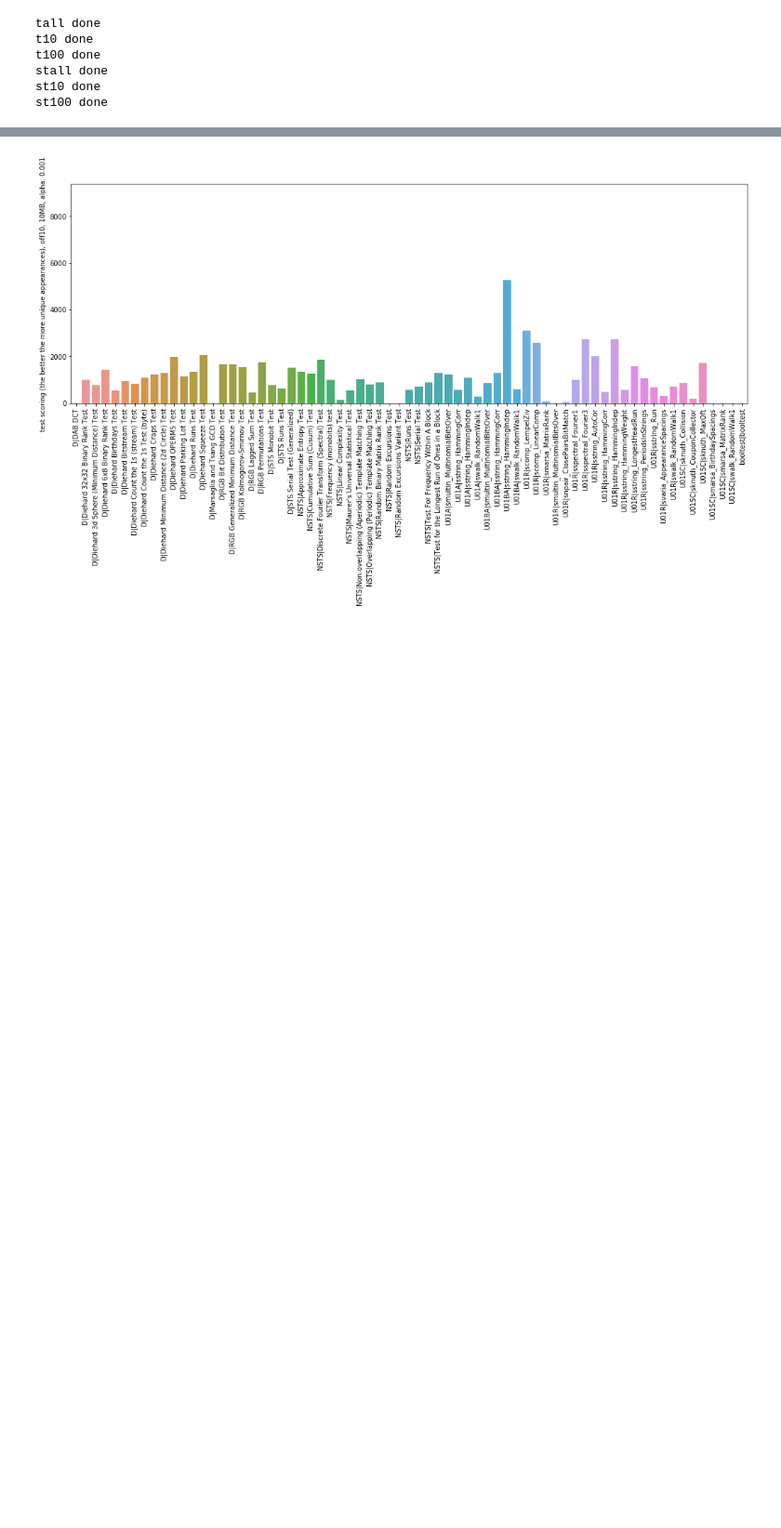
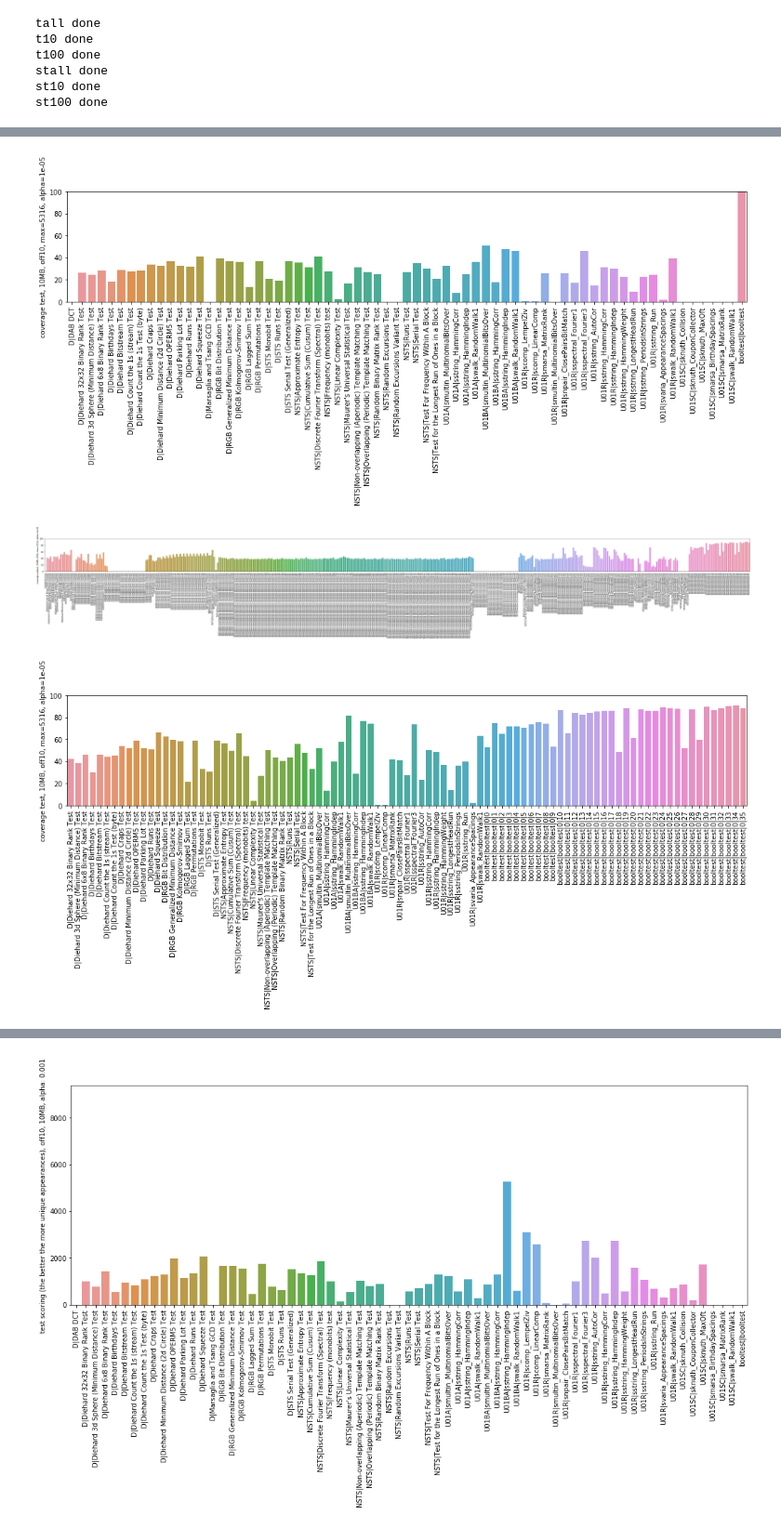
Before and after one commit to rozsa117/rtt-processor, a Jupyter notebook: proc2.ipynb, the cells around one changed output, grey strips where cells are left out. Shown at 93% size. Cells and saved outputs as stored; diff of their text form; code cells hidden in the pictures; blank space fills up the shorter version.

Commit message:
notebook - coverage graph

```diff
--- a/proc2.ipynb
+++ b/proc2.ipynb
@@ -353,13 +384,18 @@ subtests_srt.sort(key=lambda x: x[0])
 # %%
 # test + booltest subtest, hybrid access
 tests_boolhyb = collections.defaultdict(lambda: [None] * len(exps))
+tests_boolhyb_map = {}
 for tt in loader.tests.values():
     tt_id = tuple(reversed(tt.short_desc()))
+    if 'booltest' in tt_id[0].lower(): continue
+    tests_boolhyb_map[tt_id] = tt
     tests_boolhyb[tt_id][rev_exp[tt.battery.exp.name]] = tt.get_single_pval()
+
 for sti, st in enumerate(loader.sids.values()):
     st_id = tuple(reversed(st.short_desc()))
     if 'booltest' not in st_id[0].lower():
         continue
+    tests_boolhyb_map[st_id] = st
     tests_boolhyb[st_id][rev_exp[st.variant.test.battery.exp.name]] = st.stats[0].value if st.stats else None
 
 # Sort tests, so we have defined ordering
@@ -655,8 +724,8 @@ comp_coverage(filterTests(project_tests(subtests_srt, tf_10mib)), 1e-5)
 # %%
-def renderDetections(tests_srt, selection, alpha=1e-3, desc='', data_src=lambda x: x[1], ylim=None, fname=None, x_data=None, rwidth=1.0, should_sort=False, do_coverage=False):
+def renderDetections(tests_srt, selection, alpha=1e-3, desc='', data_src=lambda x: x[1], ylim=None, fname=None, x_data=None, rwidth=1.0, rheight=1.0, should_sort=False, do_coverage=False):
     filtered_tests = filterTests(project_tests(tests_srt, selection))
     tests_detections = get_detections(filtered_tests, alpha)
-    fig, ax = pyplot.subplots(figsize=(rwidth*6*3, 2*3))
+    fig, ax = pyplot.subplots(figsize=(rwidth*6*3, rheight*2*3))
     ax.tick_params(axis='x', labelrotation=90)
     if should_sort:
         tests_detections, perm = sorted_perm(tests_detections, key=lambda x: data_src(x))
@@ -686,33 +755,37 @@ def renderDetections(tests_srt, selection, alpha=1e-3, desc='', data_src=lambda
 #############
 detectionsAlpha = 1e-5  # Syso suggestion, comparative normalization to RTT
 #renderDetections(tests_srt, tf_10mib, 1e-3, 'relative rejections, 10MB', data_src=lambda x: x[1])
 
 # renderDetections(tests_srt, tf_10mib, detectionsAlpha, 'absolute rejections, 10MB, max=%s, off10,' % len(tests_srt[0][1]),
 #                  data_src=lambda x: x[3], ylim=[-10, 2700], fname='/tmp/absrej_10mb_1e-5.pdf',
 #                  x_data=[x[0] for x in project_tests(tests_srt, tf_all)])
 # renderDetections(tests_srt, tf_100mib, detectionsAlpha, 'absolute rejections, 100MB, max=%s, off10,' % len(tests_srt[0][1]),
 #                 data_src=lambda x: x[3], ylim=[-10, 2700], fname='/tmp/absrej_100mb_1e-5.pdf',
 #                 x_data=[x[0] for x in project_tests(tests_srt, tf_all)])
 #
 # renderDetections(subtests_srt, tf_10mib, detectionsAlpha, 'absolute subtest rejections, 10MB, off10, max=%s' % len(tests_srt[0][1]),
 #                  data_src=lambda x: x[3], ylim=[-10, 2700], fname='/tmp/absrej_sub_10mb_1e-5.pdf',
 #                  x_data=[x[0] for x in project_tests(subtests_srt, tf_all)], rwidth=3.5)
 # renderDetections(subtests_srt, tf_100mib, detectionsAlpha, 'absolute subtest rejections, 100MB, off10, max=%s' % len(tests_srt[0][1]),
 #                 data_src=lambda x: x[3], ylim=[-10, 2700], fname='/tmp/absrej_sub_100mb_1e-5.pdf',
 #                 x_data=[x[0] for x in project_tests(subtests_srt, tf_all)], rwidth=3.5)
 #
 # renderDetections(subtests_srt, tf_100mib, detectionsAlpha, 'absolute subtest rejections, 100MB, off10, max=%s' % len(tests_srt[0][1]),
 #                 data_src=lambda x: x[3], ylim=[-10, 2700], fname='/tmp/absrej_sub_100mb_1e-5_sorted.pdf',
 #                 x_data=[x[0] for x in project_tests(subtests_srt, tf_all)], rwidth=3.5, should_sort=True)
 
 renderDetections(tests_srt, tf_10mib, detectionsAlpha, 'coverage test, 10MB, off10, max=%s' % len(tests_srt[0][1]),
                  data_src=lambda x: x[3], ylim=[-10, 2700], fname='/tmp/coverage_test_10mb_1e-5.pdf',
-                 x_data=[x[0] for x in project_tests(tests_srt, tf_all)], rwidth=3.5, do_coverage=True)
+                 x_data=[x[0] for x in project_tests(tests_srt, tf_all)], rwidth=1.0, rheight=0.5, do_coverage=True)
 
 renderDetections(subtests_srt, tf_10mib, detectionsAlpha, 'coverage subtest, 10MB, off10, max=%s' % len(tests_srt[0][1]),
                  data_src=lambda x: x[3], ylim=[-10, 2700], fname='/tmp/coverage_sub_10mb_1e-5.pdf',
-                 x_data=[x[0] for x in project_tests(subtests_srt, tf_all)], rwidth=3.5, do_coverage=True)
+                 x_data=[x[0] for x in project_tests(subtests_srt, tf_all)], rwidth=3.5, rheight=0.5, do_coverage=True)
 
 renderDetections(tests_boolhyb_srt, tf_10mib, detectionsAlpha, 'coverage test, 10MB, off10, max=%s' % len(tests_srt[0][1]),
                  data_src=lambda x: x[3], ylim=[-10, 2700], fname='/tmp/coverage_testb_10mb_1e-5.pdf',
-                 rwidth=3.5, do_coverage=True)
+                 rwidth=1.0, rheight=0.5, do_coverage=True)
+# %% [output]
+[figure, added]
+[figure, added]
+[figure, added]
```
Also changed, not shown: parts of 12 cells of this notebook.
